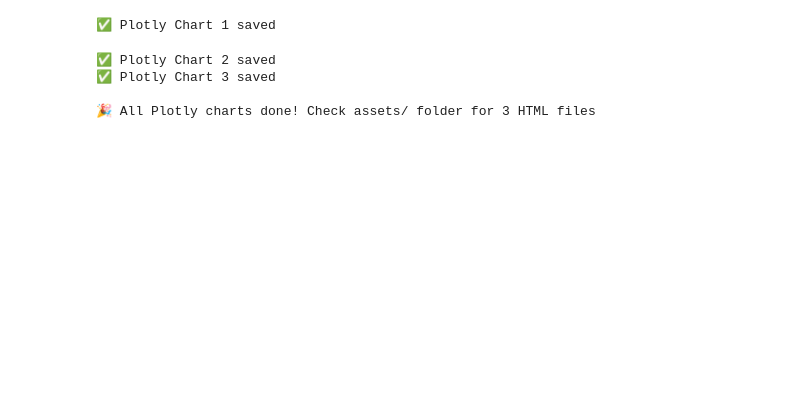
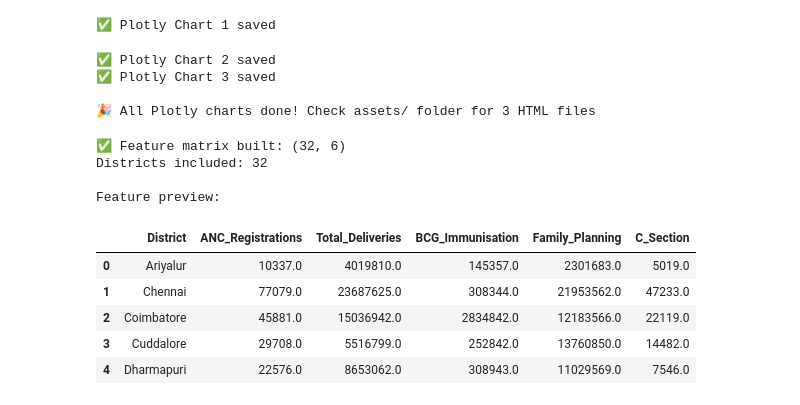
Before and after one commit to akaashdaniel/TN-Health-Dashboard, a Jupyter notebook: notebooks/01_data_exploration.ipynb, the cells around one changed output. Cells and saved outputs as stored; diff of their text form; code cells hidden in the pictures; blank space fills up the shorter version.

```diff
--- a/notebooks/01_data_exploration.ipynb
+++ b/notebooks/01_data_exploration.ipynb
@@ -720,3 +720,65 @@ print("\n🎉 All Plotly charts done! Check assets/ folder for 3 HTML files")
 ✅ Plotly Chart 3 saved
 
 🎉 All Plotly charts done! Check assets/ folder for 3 HTML files
+# %%
+import pandas as pd
+import numpy as np
+import matplotlib.pyplot as plt
+import plotly.express as px
+from sklearn.preprocessing import StandardScaler
+from sklearn.cluster import KMeans
+from sklearn.metrics import silhouette_score
+import warnings
+warnings.filterwarnings('ignore')
+
+df_long = pd.read_csv("../data/processed/hmis_long_clean.csv")
+
+# ── Build feature matrix: one row per district
+
+# 1. ANC Registrations
+anc = df_long[
+    df_long['Parameters'].str.contains("Total number of pregnant women registered for ANC", na=False)
+][['District','Value']].rename(columns={'Value':'ANC_Registrations'})
+
+# 2. Total Deliveries
+deliveries = df_long[
+    df_long['Indicator'].str.contains("M2", na=False)
+].groupby('District')['Value'].sum().reset_index().rename(columns={'Value':'Total_Deliveries'})
+
+# 3. BCG Immunisation
+bcg = df_long[
+    df_long['Parameters'].str.contains("BCG", na=False)
+].groupby('District')['Value'].sum().reset_index().rename(columns={'Value':'BCG_Immunisation'})
+
+# 4. Family Planning
+fp = df_long[
+    df_long['Indicator'].str.contains("M8|M18", na=False)
+].groupby('District')['Value'].sum().reset_index().rename(columns={'Value':'Family_Planning'})
+
+# 5. C-Section deliveries
+csec = df_long[
+    df_long['Indicator'].str.contains("M3", na=False)
+].groupby('District')['Value'].sum().reset_index().rename(columns={'Value':'C_Section'})
+
+# Merge all features
+df_features = anc.merge(deliveries, on='District')\
+                  .merge(bcg, on='District')\
+                  .merge(fp, on='District')\
+                  .merge(csec, on='District')\
+                  .dropna()
+
+print(f"✅ Feature matrix built: {df_features.shape}")
+print(f"Districts included: {len(df_features)}")
+print("\nFeature preview:")
+df_features.head()
+# %% [output]
+✅ Feature matrix built: (32, 6)
+Districts included: 32
+
+Feature preview:
+|  | District | ANC_Registrations | Total_Deliveries | BCG_Immunisation | Family_Planning | C_Section |
+| 0 | Ariyalur | 10337.0 | 4019810.0 | 145357.0 | 2301683.0 | 5019.0 |
+| 1 | Chennai | 77079.0 | 23687625.0 | 308344.0 | 21953562.0 | 47233.0 |
+| 2 | Coimbatore | 45881.0 | 15036942.0 | 2834842.0 | 12183566.0 | 22119.0 |
+| 3 | Cuddalore | 29708.0 | 5516799.0 | 252842.0 | 13760850.0 | 14482.0 |
+| 4 | Dharmapuri | 22576.0 | 8653062.0 | 308943.0 | 11029569.0 | 7546.0 |
```
Also changed, not shown: parts of 5 cells of this notebook, 1 other file.
